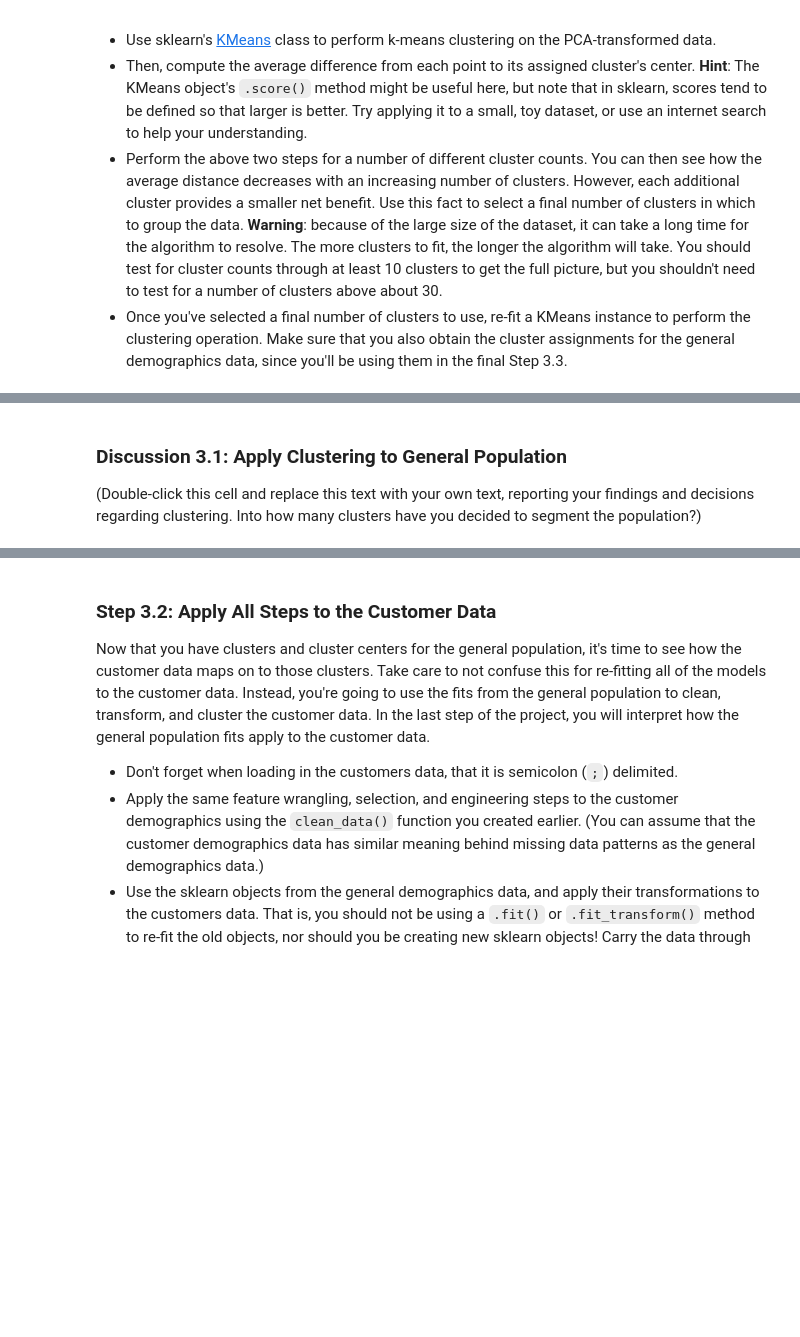
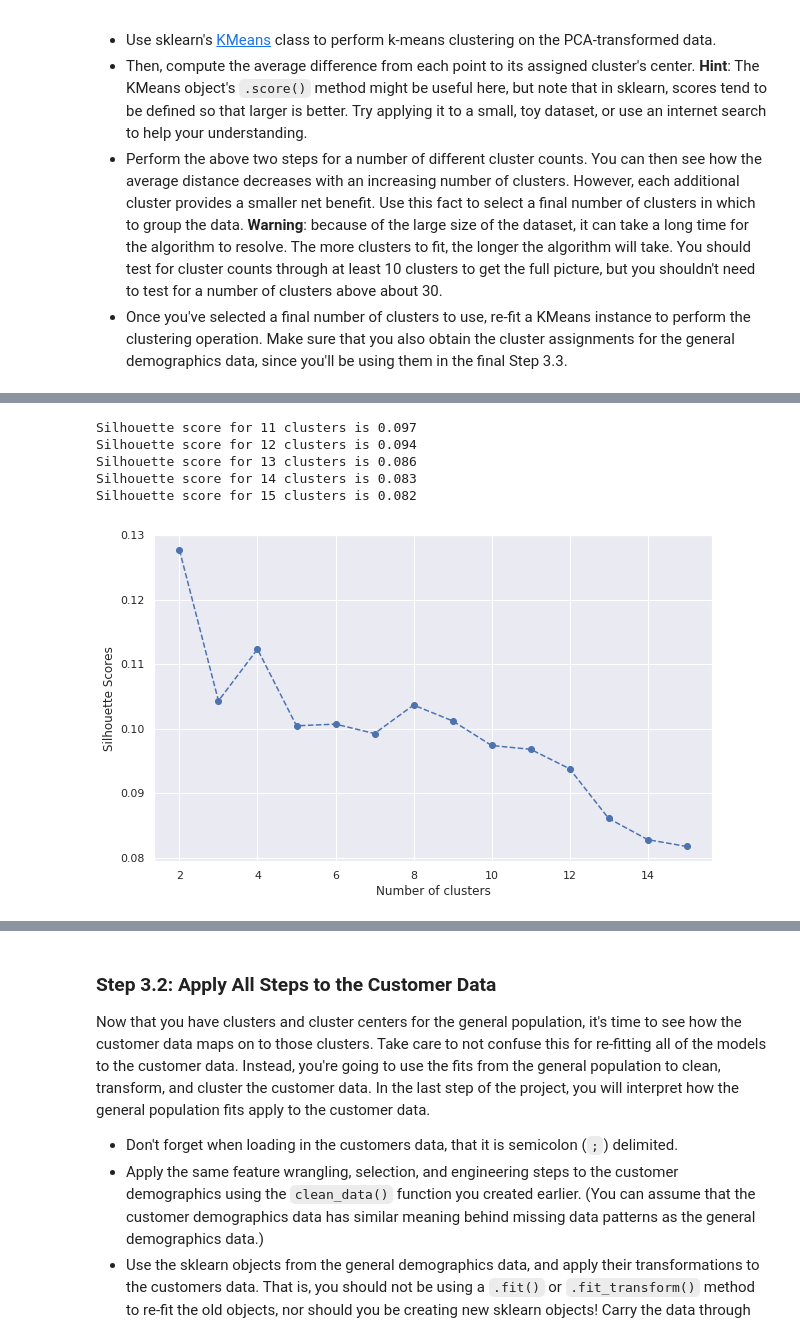
Before and after one commit to nirajpandkar/arvato-customer-segment-identification, a Jupyter notebook: Identify_Customer_Segments.ipynb, the cells around one changed output, grey strips where cells are left out. Drawn from its saved outputs; the diff is of its cells as text; code cells hidden in the pictures; blank space fills up the shorter version.

```diff
--- a/Identify_Customer_Segments.ipynb
+++ b/Identify_Customer_Segments.ipynb
@@ -671,0 +853,10 @@ You've assessed and cleaned the demographics data, then scaled and transformed t
+# %%
+from sklearn.metrics import silhouette_score
+def get_silhouette_score(X, n_clusters):
+    kmeans = KMeans(n_clusters=n_clusters, random_state=0)
+
+    indices = kmeans.fit_predict(X)
+    score = silhouette_score(X, indices, sample_size=20000, random_state=0)
+    return score
+# %%
+score = get_silhouette_score(X_pca, 6)
@@ -671,0 +867,7 @@ You've assessed and cleaned the demographics data, then scaled and transformed t
+# %%
+s_scores = list()
+for i in range(2,11):
+    score = get_silhouette_score(X_pca, i)
+    s_scores.append(score)
+    print("Silhouette score for {} clusters is {}"
+          .format(i, np.around(score, 3)))
@@ -672,3 +884,25 @@ You've assessed and cleaned the demographics data, then scaled and transformed t
+# %%
+for i in range(11,16):
+    score = get_silhouette_score(X_pca, i)
+    s_scores.append(score)
+    print("Silhouette score for {} clusters is {}"
+          .format(i, np.around(score, 3)))
+# %% [output]
+Silhouette score for 11 clusters is 0.097
+Silhouette score for 12 clusters is 0.094
+Silhouette score for 13 clusters is 0.086
+Silhouette score for 14 clusters is 0.083
+Silhouette score for 15 clusters is 0.082
+# %%
+plt.figure(figsize=(10,6))
+scalar_points = [*range(len(s_scores))]
+scalar_points = [x.__add__(2) for x in scalar_points]
+plt.plot(scalar_points, s_scores, marker='o', linestyle='dashed')
+plt.xlabel("Number of clusters")
+plt.ylabel("Silhouette Scores")
+plt.show()
+# %% [output]
+[figure, added]
 # %%
 # Re-fit the k-means model with the selected number of clusters and obtain
 # cluster predictions for the general population demographics data.
@@ -675,4 +911,0 @@ You've assessed and cleaned the demographics data, then scaled and transformed t
-# %% [markdown]
-### Discussion 3.1: Apply Clustering to General Population
-
-(Double-click this cell and replace this text with your own text, reporting your findings and decisions regarding clustering. Into how many clusters have you decided to segment the population?)
```
Also changed, not shown: parts of 69 cells of this notebook.
